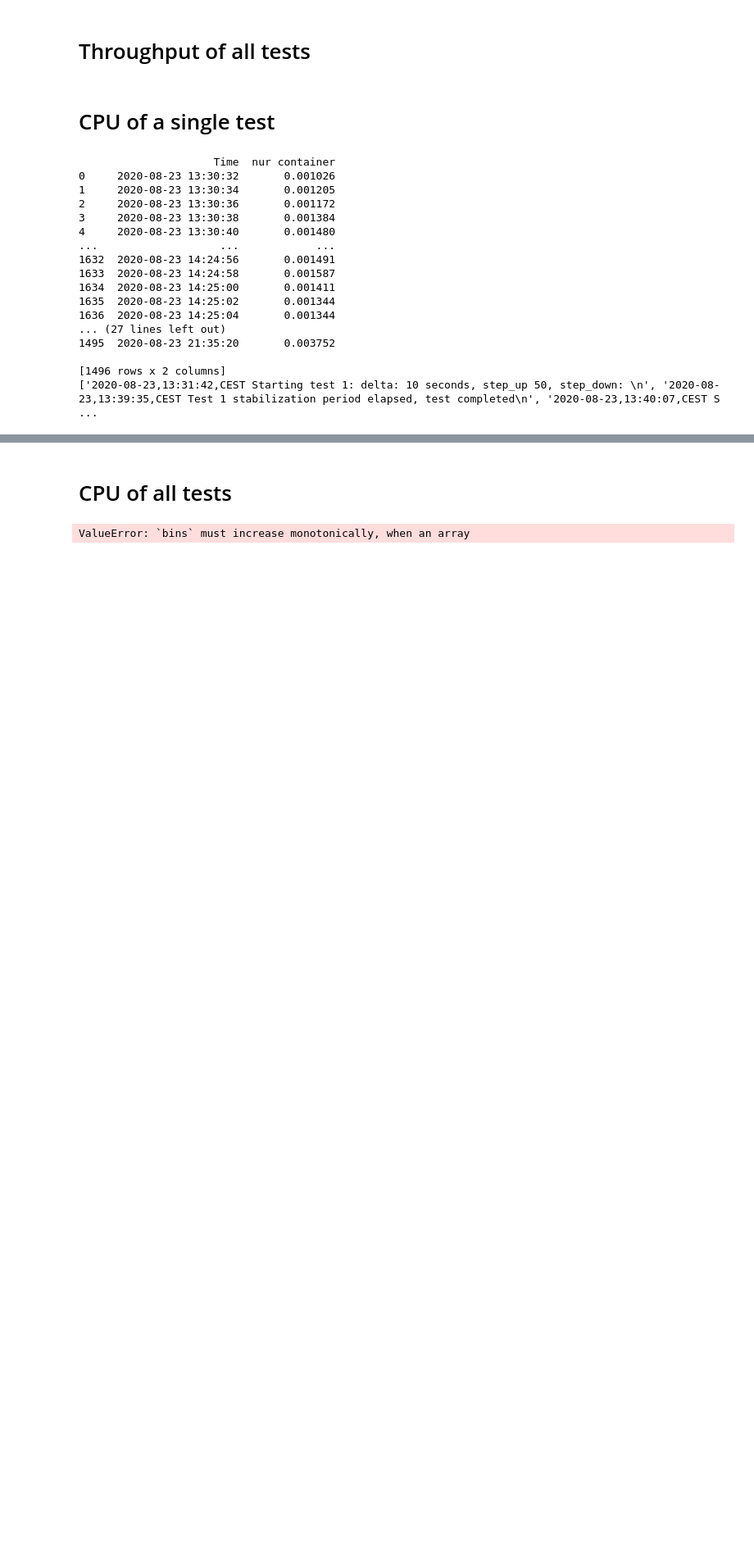
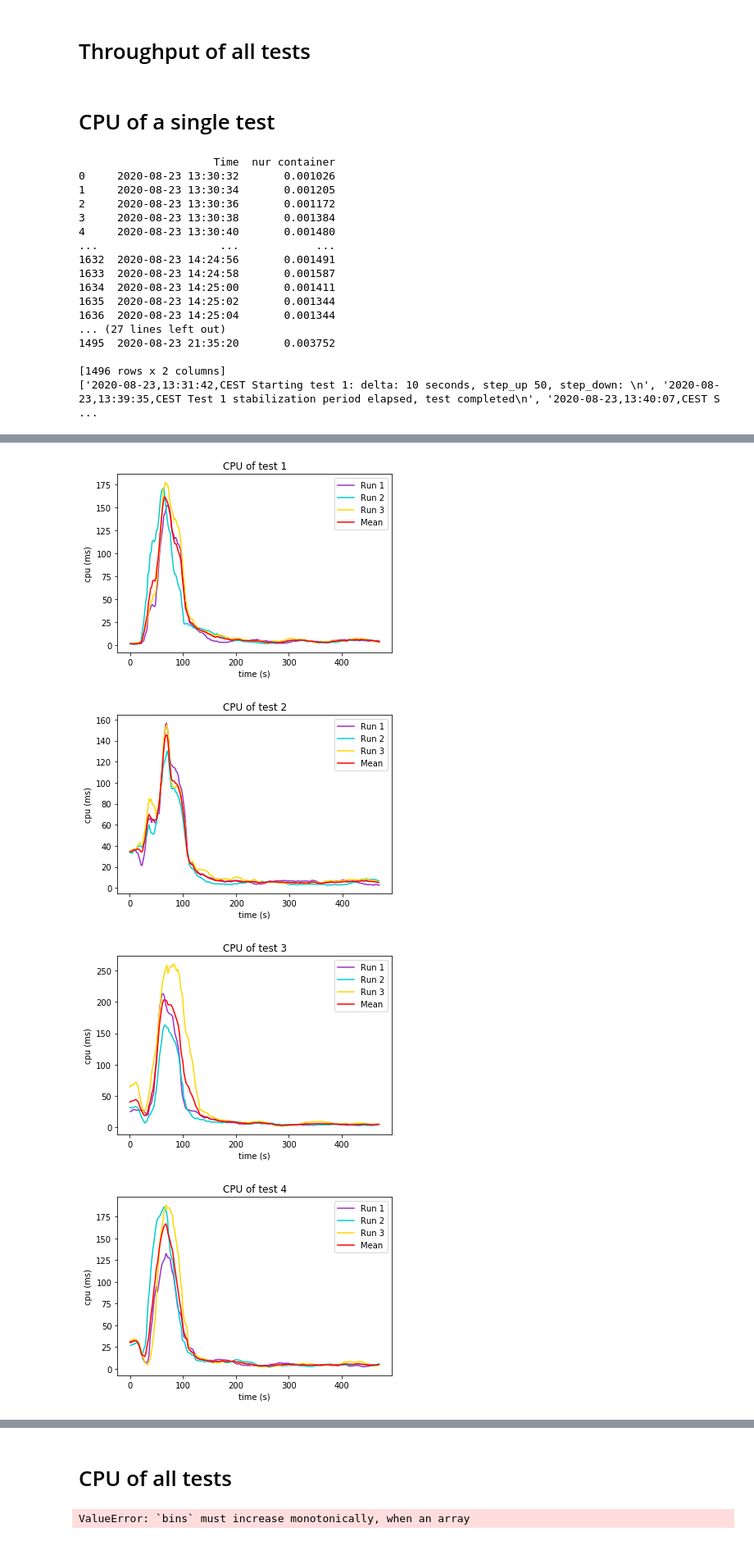
Before and after one commit to ricCap/ELIoT, a Jupyter notebook: stats/stats.ipynb, the cells around one changed output, grey strips where cells are left out. Shown: that part at 82% size. Cells and saved outputs as stored; diff of their text form; code cells hidden in the pictures; blank space fills up the shorter version.

Commit message:
Fix CPU charts

```diff
--- a/stats/stats.ipynb
+++ b/stats/stats.ipynb
@@ -787,11 +809,20 @@ for i in range(TEST_NUMBER):
             time = pd.to_datetime(time, format='%Y-%m-%d %H:%M:%S')
             if time in test_interval:
                 test_values.append(df["nur container"][index])
+                end_datetime = pd.to_datetime(test_time["End_0" + str(i + 1)][j], format='%Y-%m-%d %H:%M:%S')
+                delta_time = end_datetime - time
+                seconds = delta_time.total_seconds()
+                test_seconds.append(seconds)
 
         total_seconds = retrieve_total_seconds(test_time["Start_0" + str(i + 1)][j], test_time["End_0" + str(i + 1)][j])
 
+        seconds = []
+        for second in test_seconds:
+            sec = total_seconds - second
+            seconds.append(sec)
+
         dict_test_values["Test_" + str(i + 1) + "_values"].append(test_values)
-        dict_test_values["Test_" + str(i + 1) + "_time"].append(total_seconds)
+        dict_test_values["Test_" + str(i + 1) + "_time"].append(seconds)
 # %%
 for index_test in range(TEST_NUMBER):
     times = dict_test_values["Test_" + str(index_test + 1) + "_time"]
@@ -808,29 +837,34 @@ for index in range(TEST_NUMBER):
     dict_test_values['Test_' + str(index + 1) +'_values'] = new_values
 # %%
 for index_test in range(TEST_NUMBER):
-    length = int(dict_test_values["Test_" + str(index_test + 1) + "_time"])
-    dict_test_values["Test_" + str(index_test + 1) + "_mean"] = compute_mean(dict_test_values["Test_" + str(index_test + 1) + "_values"], length)
+    length = len(dict_test_values["Test_" + str(index_test + 1) + "_time"][0])
+    dict_test_values["Test_" + str(index_test + 1) + "_mean"]= compute_mean(dict_test_values["Test_" + str(index_test + 1) + "_values"], length)
 # %%
 import matplotlib.pyplot as plt
 
 for index_test in range(TEST_NUMBER):
     fig, ax = plt.subplots()
     for index in range(RUN_NUMBER):
-        x = range(int(dict_test_values["Test_" + str(index_test + 1) + "_time"]))
+        x = dict_test_values["Test_" + str(index_test + 1) + "_time"][index]
         y = dict_test_values["Test_" + str(index_test + 1) + "_values"][index]
 
         line_color = "gold"
         if(index == 0):
             line_color = "darkorchid"
         elif(index == 1):
             line_color = "darkturquoise"
 
         ax.plot(x, y, '-', label='Run ' + str(index + 1), color=line_color)
-    x = range(int(dict_test_values["Test_" + str(index_test + 1) + "_time"]))
+    x = dict_test_values["Test_" + str(index_test + 1) + "_time"][index]
     y = dict_test_values["Test_" + str(index_test + 1) + "_mean"]
     ax.plot(x, y, '-', label='Mean', color="red")
     ax.set_title('CPU of test ' + str(index_test + 1))
     ax.set_xlabel('time (s)')
     ax.set_ylabel('cpu (ms)')
     leg = ax.legend();
     plt.show()
+# %% [output]
+[figure, added]
+[figure, added]
+[figure, added]
+[figure, added]
```
Also changed, not shown: parts of 8 cells of this notebook.
